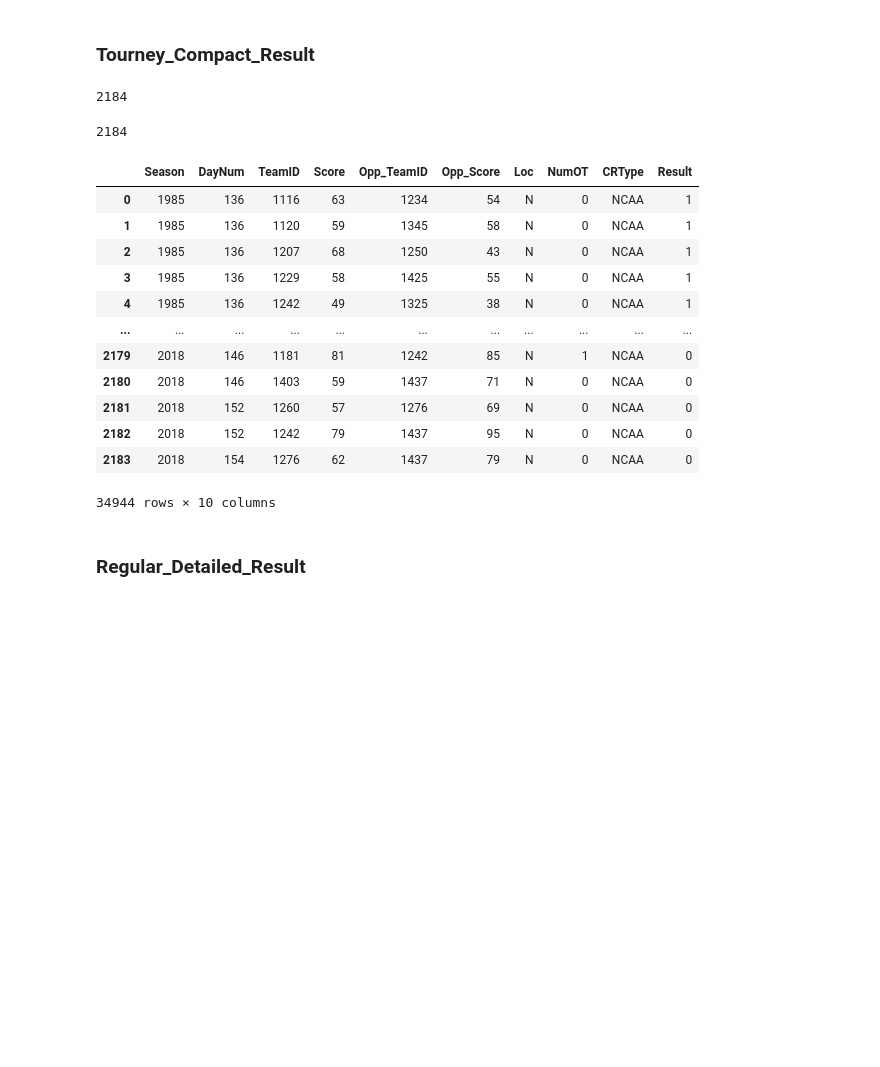
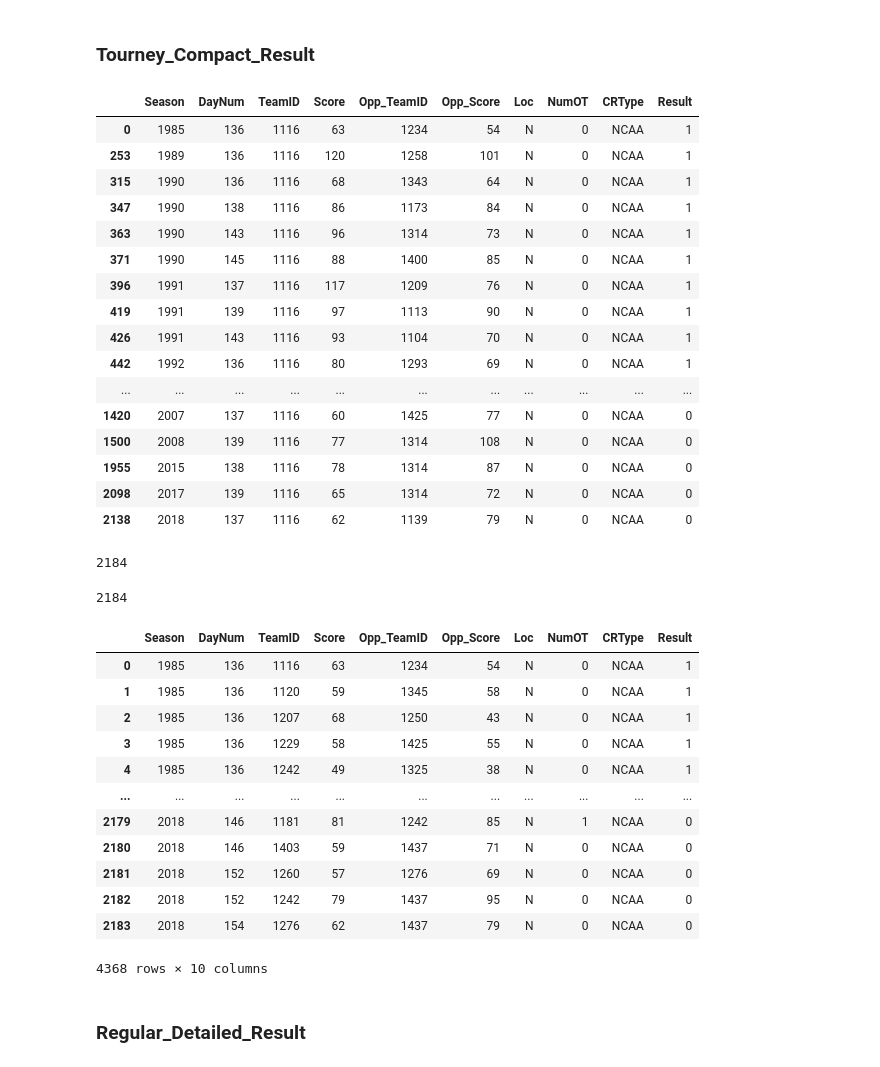
Before and after one commit to YT-Hwang/Kaggle_Competion, a Jupyter notebook: Google Cloud & NCAA® ML Competition 2020-NCAAM/2019 Season Simulation/2019 Simulation.ipynb, the cells around one changed output. Drawn from its saved outputs; the diff is of its cells as text; code cells hidden in the pictures; blank space fills up the shorter version.

```diff
--- a/Google Cloud & NCAA® ML Competition 2020-NCAAM/2019 Season Simulation/2019 Simulation.ipynb
+++ b/Google Cloud & NCAA® ML Competition 2020-NCAAM/2019 Season Simulation/2019 Simulation.ipynb
@@ -187,6 +189,26 @@ cities = pd.read_csv(path1 + 'Cities.csv')
 for both tourney_compact_result and regular_detailed_result
 # %% [markdown]
 ### Tourney_Compact_Result
+# %%
+tourney_compact_result_M[tourney_compact_result_M['TeamID']==1116]
+# %% [output]
+|  | Season | DayNum | TeamID | Score | Opp_TeamID | Opp_Score | Loc | NumOT | CRType | Result |
+| 0 | 1985 | 136 | 1116 | 63 | 1234 | 54 | N | 0 | NCAA | 1 |
+| 253 | 1989 | 136 | 1116 | 120 | 1258 | 101 | N | 0 | NCAA | 1 |
+| 315 | 1990 | 136 | 1116 | 68 | 1343 | 64 | N | 0 | NCAA | 1 |
+| 347 | 1990 | 138 | 1116 | 86 | 1173 | 84 | N | 0 | NCAA | 1 |
+| 363 | 1990 | 143 | 1116 | 96 | 1314 | 73 | N | 0 | NCAA | 1 |
+| 371 | 1990 | 145 | 1116 | 88 | 1400 | 85 | N | 0 | NCAA | 1 |
+| 396 | 1991 | 137 | 1116 | 117 | 1209 | 76 | N | 0 | NCAA | 1 |
+| 419 | 1991 | 139 | 1116 | 97 | 1113 | 90 | N | 0 | NCAA | 1 |
+| 426 | 1991 | 143 | 1116 | 93 | 1104 | 70 | N | 0 | NCAA | 1 |
+| 442 | 1992 | 136 | 1116 | 80 | 1293 | 69 | N | 0 | NCAA | 1 |
+| ... | ... | ... | ... | ... | ... | ... | ... | ... | ... | ... |
+| 1420 | 2007 | 137 | 1116 | 60 | 1425 | 77 | N | 0 | NCAA | 0 |
+| 1500 | 2008 | 139 | 1116 | 77 | 1314 | 108 | N | 0 | NCAA | 0 |
+| 1955 | 2015 | 138 | 1116 | 78 | 1314 | 87 | N | 0 | NCAA | 0 |
+| 2098 | 2017 | 139 | 1116 | 65 | 1314 | 72 | N | 0 | NCAA | 0 |
+| 2138 | 2018 | 137 | 1116 | 62 | 1139 | 79 | N | 0 | NCAA | 0 |
 # %%
 # create a column indicating that the data is from regular seasons or tournaments.
 tourney_compact_result_M['CRType'] = "NCAA"
@@ -194,15 +216,15 @@ tourney_compact_result_M['CRType'] = "NCAA"
 tourney_winners = tourney_compact_result_M.copy()
 tourney_winners['Result'] = 1
 tourney_winners = tourney_winners.rename(columns={"WTeamID": "TeamID", "LTeamID": "Opp_TeamID", "WScore": "Score", "LScore": "Opp_Score", "WLoc":"Loc"})
-len(winners)
+len(tourney_winners)
 
 tourney_losers = tourney_compact_result_M.copy()
 tourney_losers['Result'] = 0
 tourney_losers = tourney_losers.rename(columns={"LTeamID": "TeamID", "WTeamID": "Opp_TeamID", "LScore": "Score", "WScore": "Opp_Score", "WLoc":"Loc"})
 
-tourney_losers['Loc']
 
-len(losers)
+
+len(tourney_losers)
 
 
 tourney_compact_result_M = pd.concat([tourney_winners, tourney_losers])
@@ -222,7 +244,7 @@ tourney_compact_result_M
 | 2181 | 2018 | 152 | 1260 | 57 | 1276 | 69 | N | 0 | NCAA | 0 |
 | 2182 | 2018 | 152 | 1242 | 79 | 1437 | 95 | N | 0 | NCAA | 0 |
 | 2183 | 2018 | 154 | 1276 | 62 | 1437 | 79 | N | 0 | NCAA | 0 |
-34944 rows × 10 columns
+4368 rows × 10 columns
 # %% [markdown]
 ### Regular_Detailed_Result
 # %%
```
Also changed, not shown: parts of 20 cells of this notebook.
